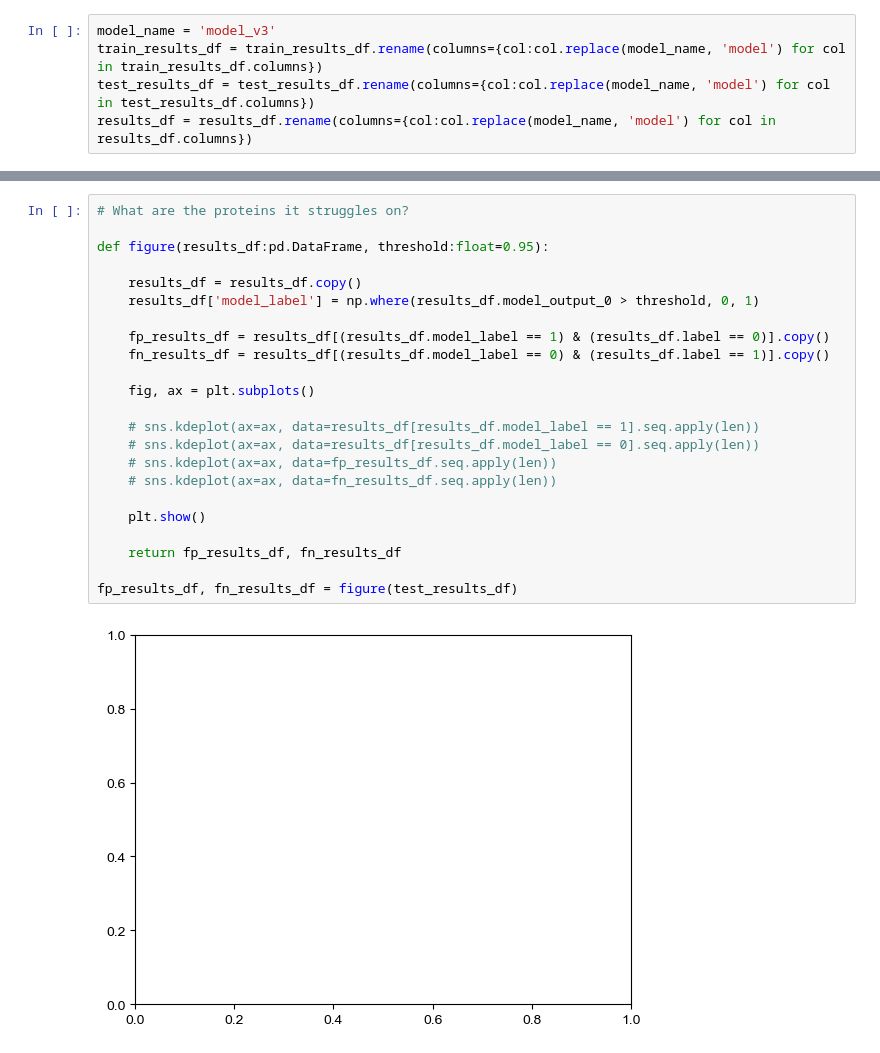
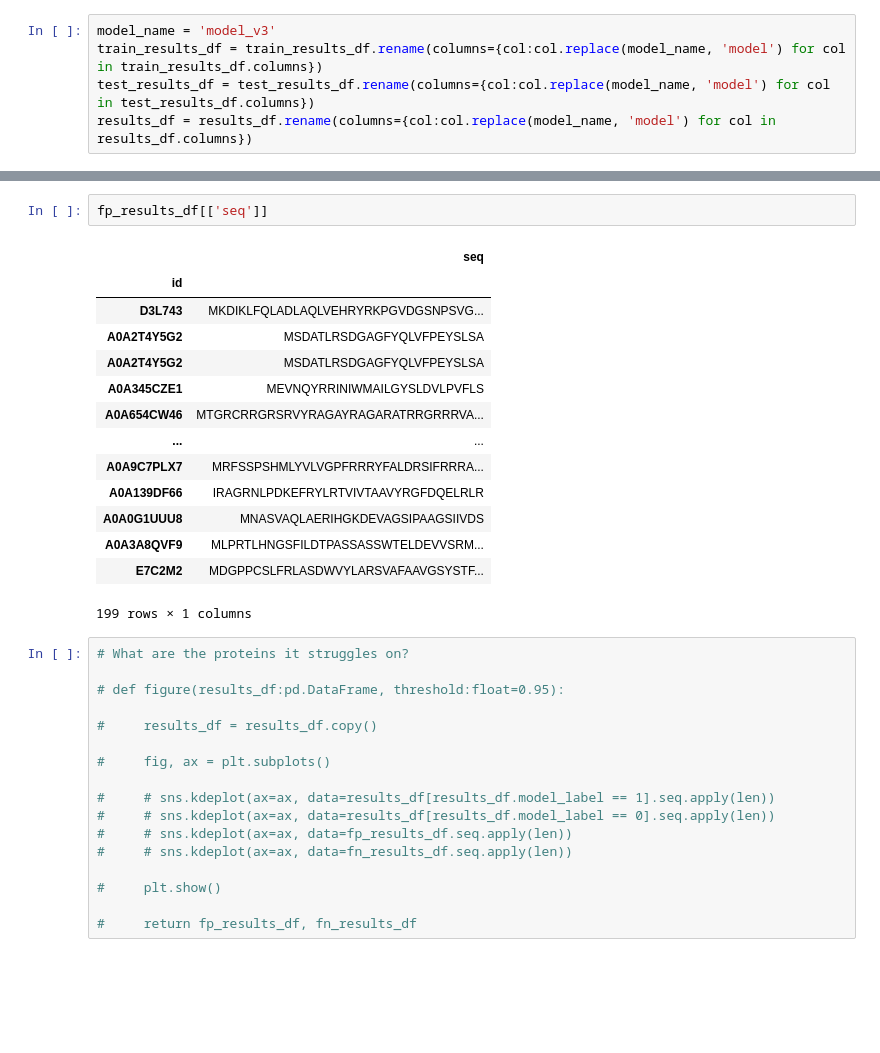
Before and after one commit to pipparichter/frugal, a Jupyter notebook: notebooks/results.ipynb, the cells around one changed output, grey strips where cells are left out. Drawn from its saved outputs; the diff is of its cells as text; blank space fills up the shorter version.

```diff
--- a/notebooks/results.ipynb
+++ b/notebooks/results.ipynb
@@ -132,28 +146,37 @@ figure_2(test_results_df, threshold=0.95)
+# %%
+fp_results_df[['seq']]
+# %% [output]
+|  | seq |
+| id |  |
+| D3L743 | MKDIKLFQLADLAQLVEHRYRKPGVDGSNPSVG... |
+| A0A2T4Y5G2 | MSDATLRSDGAGFYQLVFPEYSLSA |
+| A0A2T4Y5G2 | MSDATLRSDGAGFYQLVFPEYSLSA |
+| A0A345CZE1 | MEVNQYRRINIWMAILGYSLDVLPVFLS |
+| A0A654CW46 | MTGRCRRGRSRVYRAGAYRAGARATRRGRRRVA... |
+| ... | ... |
+| A0A9C7PLX7 | MRFSSPSHMLYVLVGPFRRRYFALDRSIFRRRA... |
+| A0A139DF66 | IRAGRNLPDKEFRYLRTVIVTAAVYRGFDQELRLR |
+| A0A0G1UUU8 | MNASVAQLAERIHGKDEVAGSIPAAGSIIVDS |
+| A0A3A8QVF9 | MLPRTLHNGSFILDTPASSASSWTELDEVVSRM... |
+| E7C2M2 | MDGPPCSLFRLASDWVYLARSVAFAAVGSYSTF... |
+199 rows × 1 columns
 # %%
 # What are the proteins it struggles on?
 
-def figure(results_df:pd.DataFrame, threshold:float=0.95):
+# def figure(results_df:pd.DataFrame, threshold:float=0.95):
 
-    results_df = results_df.copy()
-    results_df['model_label'] = np.where(results_df.model_output_0 > threshold, 0, 1)
+#     results_df = results_df.copy()
 
-    fp_results_df = results_df[(results_df.model_label == 1) & (results_df.label == 0)].copy()
-    fn_results_df = results_df[(results_df.model_label == 0) & (results_df.label == 1)].copy()
+#     fig, ax = plt.subplots()
 
-    fig, ax = plt.subplots()
+#     # sns.kdeplot(ax=ax, data=results_df[results_df.model_label == 1].seq.apply(len))
+#     # sns.kdeplot(ax=ax, data=results_df[results_df.model_label == 0].seq.apply(len))
+#     # sns.kdeplot(ax=ax, data=fp_results_df.seq.apply(len))
+#     # sns.kdeplot(ax=ax, data=fn_results_df.seq.apply(len))
 
-    # sns.kdeplot(ax=ax, data=results_df[results_df.model_label == 1].seq.apply(len))
-    # sns.kdeplot(ax=ax, data=results_df[results_df.model_label == 0].seq.apply(len))
-    # sns.kdeplot(ax=ax, data=fp_results_df.seq.apply(len))
-    # sns.kdeplot(ax=ax, data=fn_results_df.seq.apply(len))
+#     plt.show()
 
-    plt.show()
-
-    return fp_results_df, fn_results_df
-
-fp_results_df, fn_results_df = figure(test_results_df)
+#     return fp_results_df, fn_results_df
-# %% [output]
-[figure, removed]
 # %%
 fn_results_df.seq.apply(len).mean()
 fp_results_df.seq.apply(len).mean()
```
Also changed, not shown: parts of 11 cells of this notebook, 5 other files.
